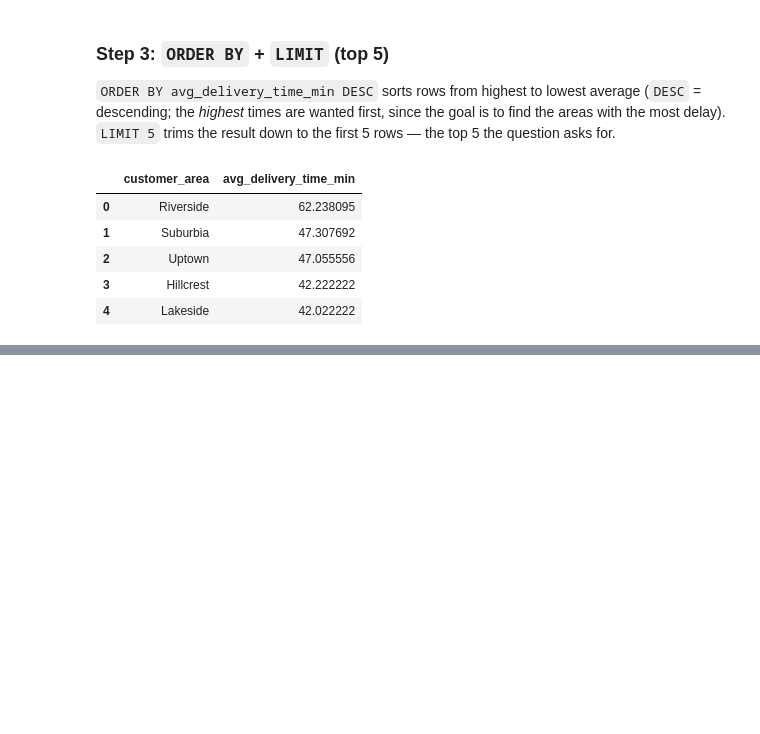
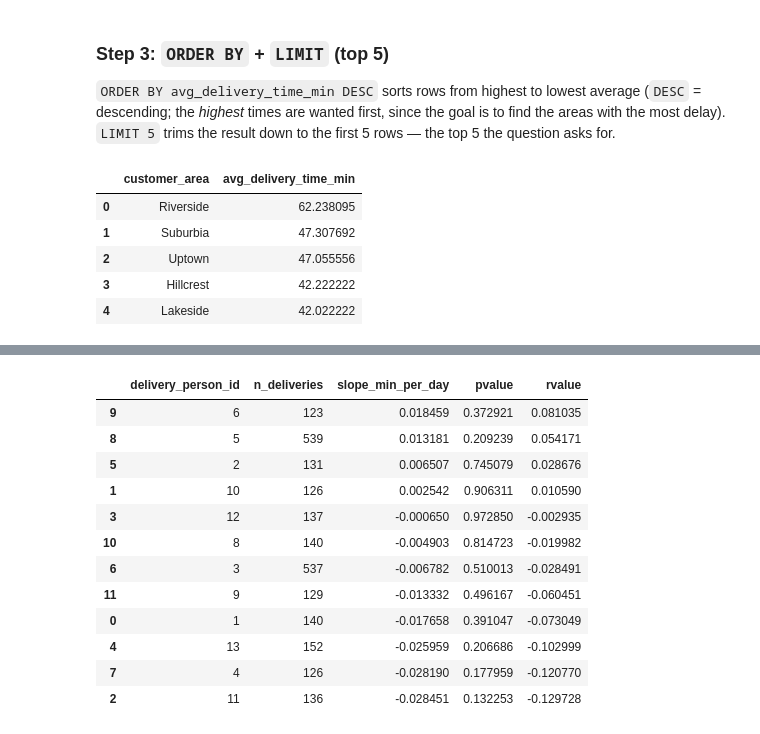
Before and after one commit to felo9015/food_delivery_time_prediction, a Jupyter notebook: sql/sql_exploration.ipynb, the cells around one changed output, grey strips where cells are left out. Cells and saved outputs as stored; diff of their text form; code cells hidden in the pictures; blank space fills up the shorter version.

```diff
--- a/sql/sql_exploration.ipynb
+++ b/sql/sql_exploration.ipynb
@@ -431,0 +865,9 @@ This is the complete query for Question 1: **Riverside, Suburbia, Uptown, Hillcr
+# %%
+counts_sorted = deliveries_all.groupby("delivery_person_id").size().sort_values(ascending=False)
+n_couriers = len(counts_sorted)
+top_n_couriers = int(np.ceil(0.8 * n_couriers))
+MIN_DELIVERIES = counts_sorted.iloc[:top_n_couriers].min()
+
+print(f"n_couriers: {n_couriers}")
+print(f"keeping top {top_n_couriers} couriers (80%)")
+print(f"MIN_DELIVERIES: {MIN_DELIVERIES}")
@@ -431,0 +884,34 @@ This is the complete query for Question 1: **Riverside, Suburbia, Uptown, Hillcr
+# %%
+trend_rows = []
+for courier_id, courier_deliveries in deliveries_all.groupby("delivery_person_id"):
+    if len(courier_deliveries) < MIN_DELIVERIES:
+        continue
+    courier_deliveries = add_days_since_first(courier_deliveries)
+    result = stats.linregress(
+        courier_deliveries["days_since_first"],
+        courier_deliveries["delivery_time_min"],
+    )
+    trend_rows.append({
+        "delivery_person_id": courier_id,
+        "n_deliveries": len(courier_deliveries),
+        "slope_min_per_day": result.slope,
+        "pvalue": result.pvalue,
+        "rvalue": result.rvalue,
+    })
+
+trend_df = pd.DataFrame(trend_rows).sort_values("slope_min_per_day", ascending=False)
+trend_df
+# %% [output]
+|  | delivery_person_id | n_deliveries | slope_min_per_day | pvalue | rvalue |
+| 9 | 6 | 123 | 0.018459 | 0.372921 | 0.081035 |
+| 8 | 5 | 539 | 0.013181 | 0.209239 | 0.054171 |
+| 5 | 2 | 131 | 0.006507 | 0.745079 | 0.028676 |
+| 1 | 10 | 126 | 0.002542 | 0.906311 | 0.010590 |
+| 3 | 12 | 137 | -0.000650 | 0.972850 | -0.002935 |
+| 10 | 8 | 140 | -0.004903 | 0.814723 | -0.019982 |
+| 6 | 3 | 537 | -0.006782 | 0.510013 | -0.028491 |
+| 11 | 9 | 129 | -0.013332 | 0.496167 | -0.060451 |
+| 0 | 1 | 140 | -0.017658 | 0.391047 | -0.073049 |
+| 4 | 13 | 152 | -0.025959 | 0.206686 | -0.102999 |
+| 7 | 4 | 126 | -0.028190 | 0.177959 | -0.120770 |
+| 2 | 11 | 136 | -0.028451 | 0.132253 | -0.129728 |
```
Also changed, not shown: parts of 57 cells of this notebook, 3 other files.
